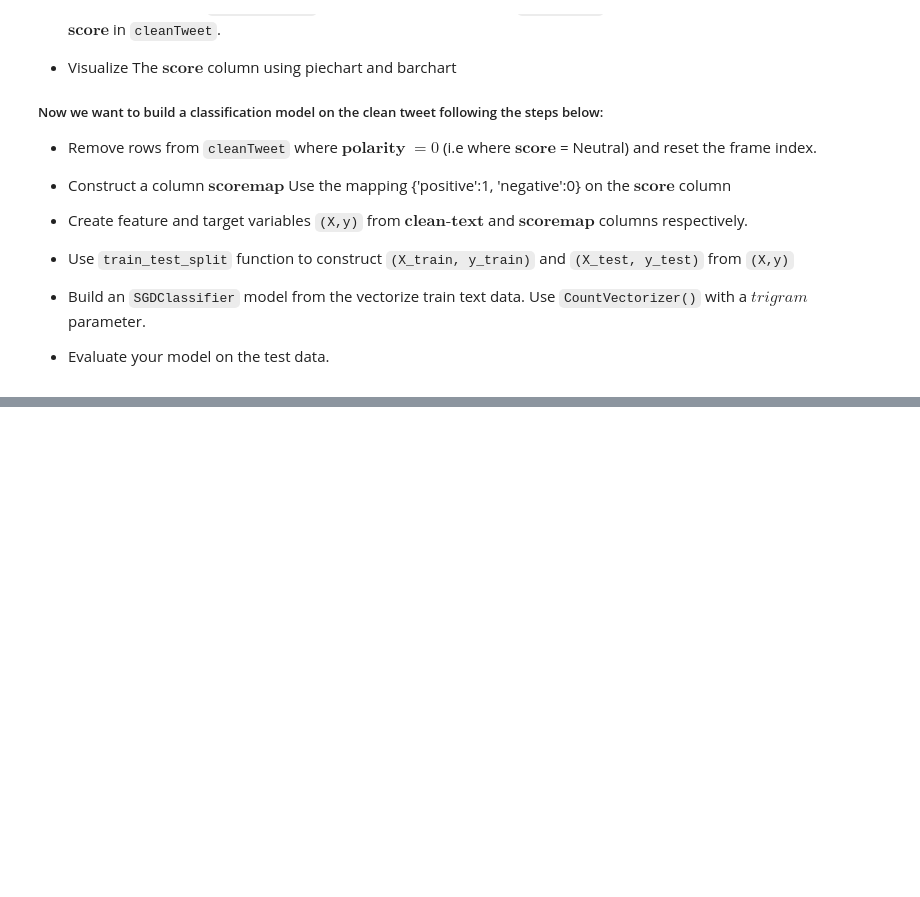
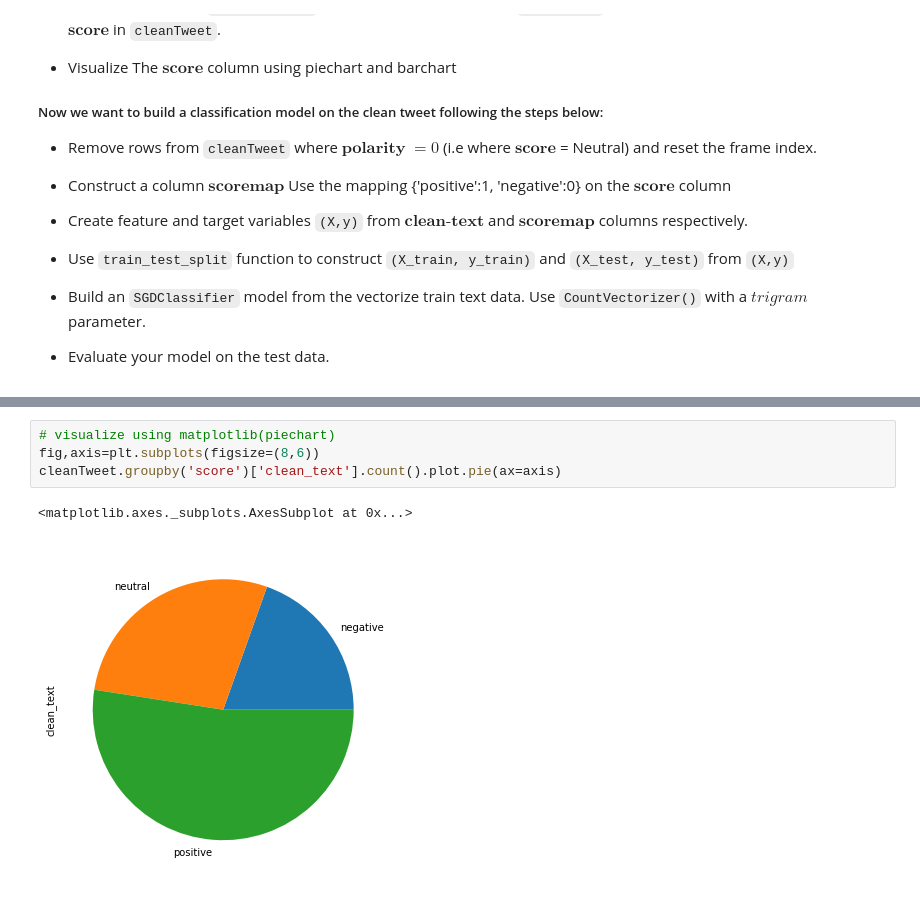
Before and after one commit to behigu/Challenge_-Day2, a Jupyter notebook: Challenge__Day2.ipynb, the cells around one changed output, grey strips where cells are left out. Saved outputs shown, nothing was run; the diff lists cells and outputs as text; blank space fills up the shorter version.

```diff
--- a/Challenge__Day2.ipynb
+++ b/Challenge__Day2.ipynb
@@ -185,0 +253,7 @@ assert len(how_success) > 80
+# %%
+# visualize using matplotlib(piechart)
+fig,axis=plt.subplots(figsize=(8,6))
+cleanTweet.groupby('score')['clean_text'].count().plot.pie(ax=axis)
+# %% [output]
+<matplotlib.axes._subplots.AxesSubplot at 0x...>
+[figure, added]
```
Also changed, not shown: parts of 14 cells of this notebook.
